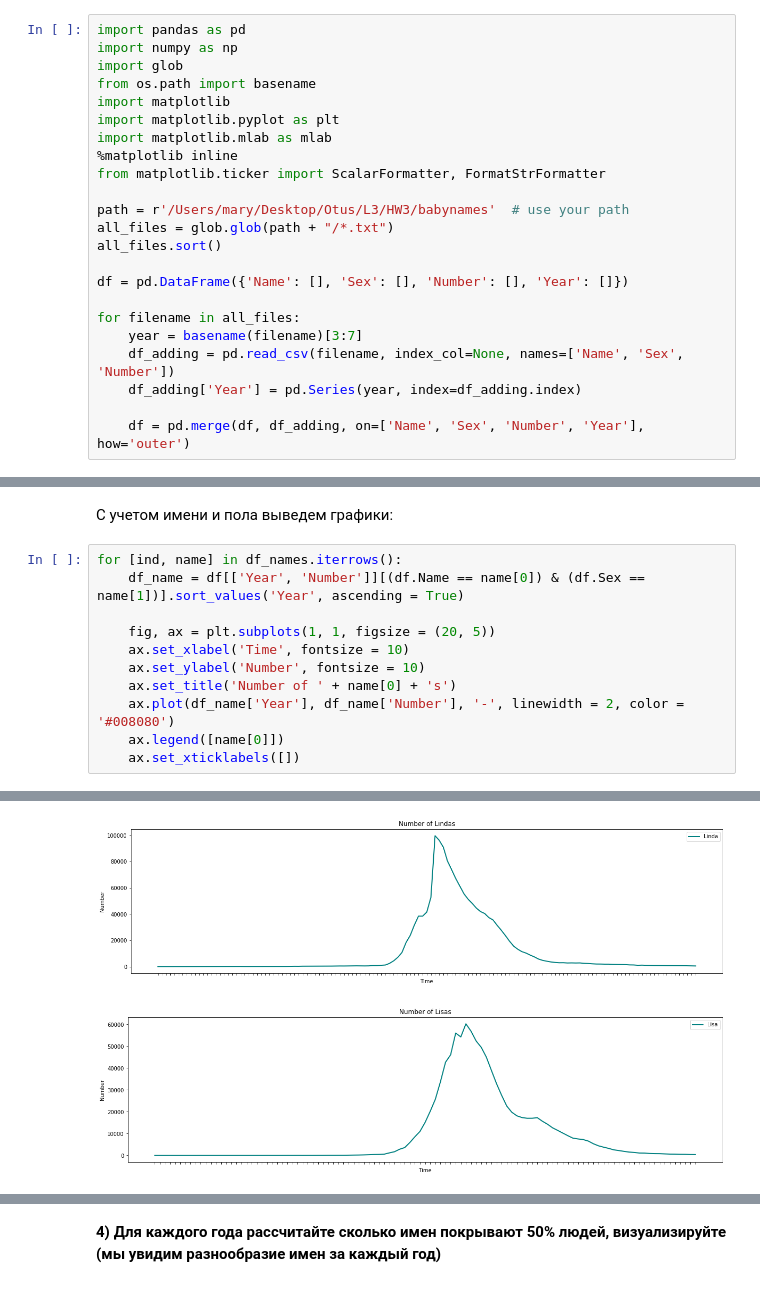
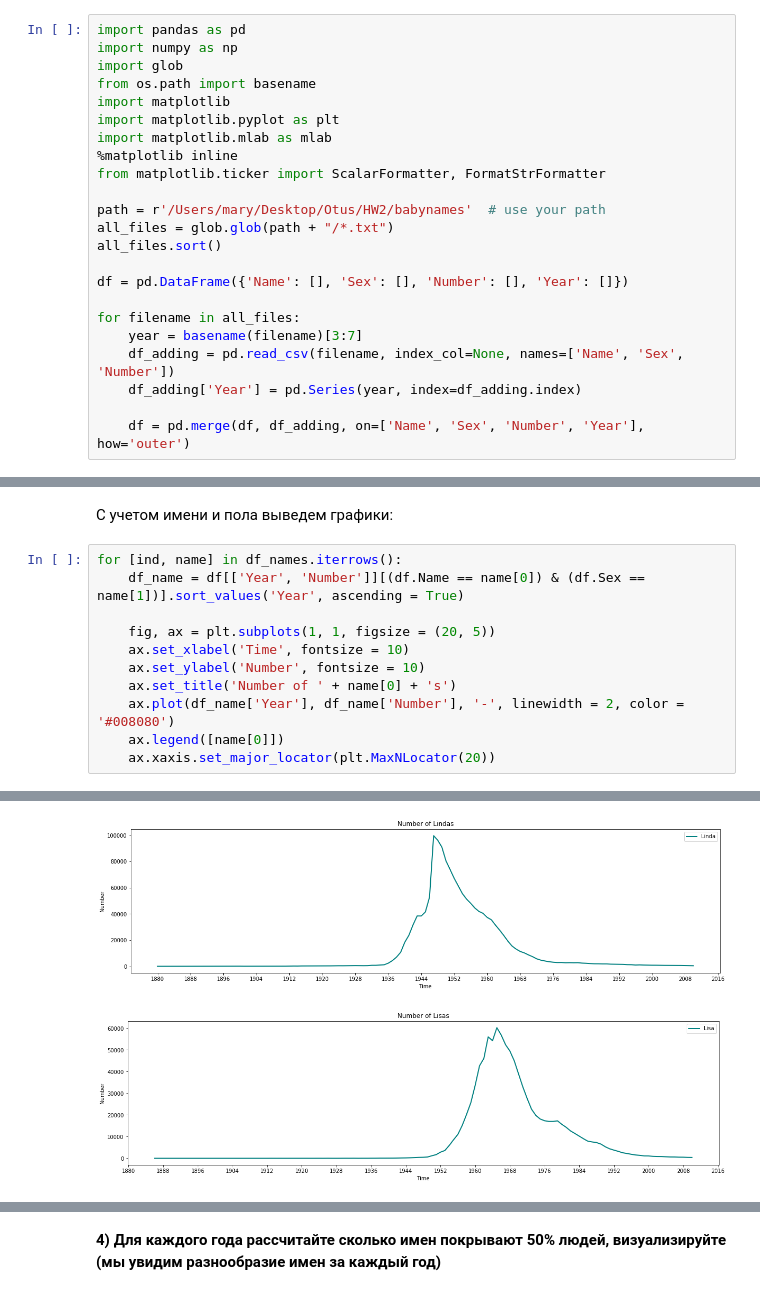
Before and after one commit to mmariyavyatkina/otus_course, a Jupyter notebook: HW2/Part1.ipynb, the cells around one changed output, grey strips where cells are left out. Saved outputs shown, nothing was run; the diff lists cells and outputs as text.

```diff
--- a/HW2/Part1.ipynb
+++ b/HW2/Part1.ipynb
@@ -11,7 +11,7 @@ import matplotlib.mlab as mlab
 %matplotlib inline
 from matplotlib.ticker import ScalarFormatter, FormatStrFormatter
 
-path = r'/Users/mary/Desktop/Otus/L3/HW3/babynames'  # use your path
+path = r'/Users/mary/Desktop/Otus/HW2/babynames'  # use your path
 all_files = glob.glob(path + "/*.txt")
 all_files.sort()
 
@@ -168,5 +169,5 @@ for [ind, name] in df_names.iterrows():
     ax.set_title('Number of ' + name[0] + 's')
     ax.plot(df_name['Year'], df_name['Number'], '-', linewidth = 2, color = '#008080')
     ax.legend([name[0]])
-    ax.set_xticklabels([])
+    ax.xaxis.set_major_locator(plt.MaxNLocator(20))
 # %% [output]
@@ -177,2 +178,2 @@ for [ind, name] in df_names.iterrows():
-[figure, old version]
+[figure, new version]
-[figure, old version]
+[figure, new version]
```
Also changed, not shown: parts of 8 cells of this notebook.
